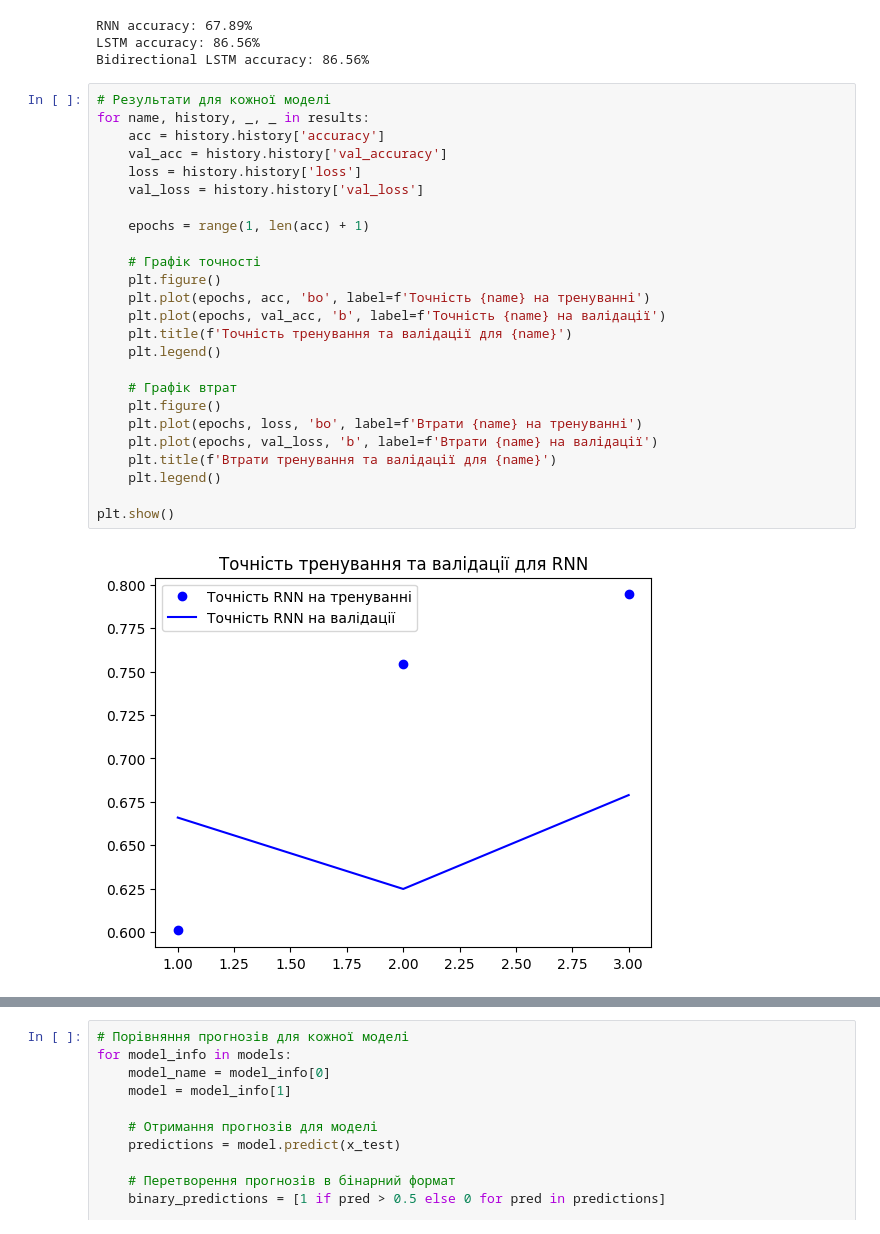
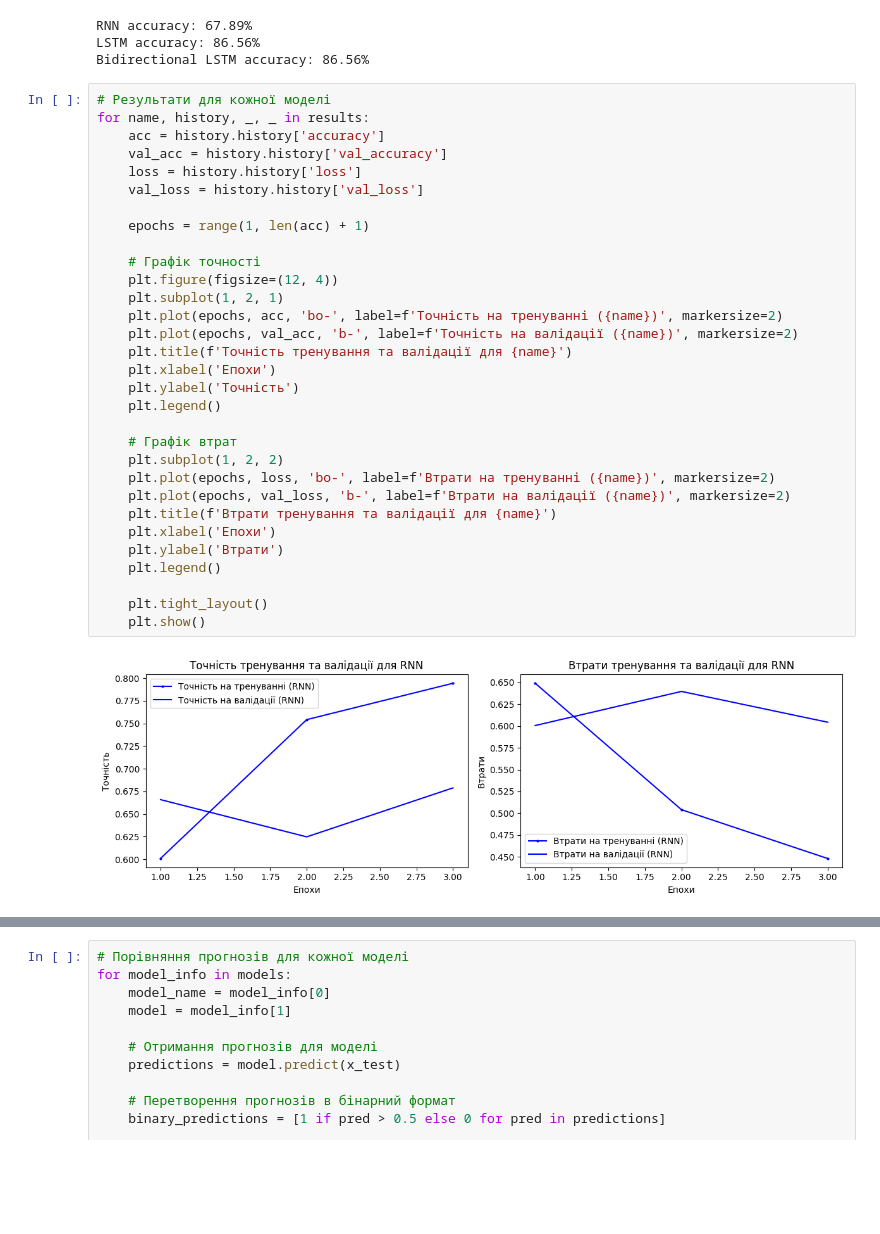
Before and after one commit to iPhenomenom/HM11-DataSience, a Jupyter notebook: HW11.ipynb, the cells around one changed output, grey strips where cells are left out. Cells and saved outputs as stored; diff of their text form; blank space fills up the shorter version.

```diff
--- a/HW11.ipynb
+++ b/HW11.ipynb
@@ -77,27 +77,33 @@ Bidirectional LSTM accuracy: 86.56%
 # %%
 # Результати для кожної моделі
 for name, history, _, _ in results:
     acc = history.history['accuracy']
     val_acc = history.history['val_accuracy']
     loss = history.history['loss']
     val_loss = history.history['val_loss']
 
     epochs = range(1, len(acc) + 1)
 
     # Графік точності
-    plt.figure()
-    plt.plot(epochs, acc, 'bo', label=f'Точність {name} на тренуванні')
-    plt.plot(epochs, val_acc, 'b', label=f'Точність {name} на валідації')
+    plt.figure(figsize=(12, 4))
+    plt.subplot(1, 2, 1)
+    plt.plot(epochs, acc, 'bo-', label=f'Точність на тренуванні ({name})', markersize=2)
+    plt.plot(epochs, val_acc, 'b-', label=f'Точність на валідації ({name})', markersize=2)
     plt.title(f'Точність тренування та валідації для {name}')
+    plt.xlabel('Епохи')
+    plt.ylabel('Точність')
     plt.legend()
 
     # Графік втрат
-    plt.figure()
-    plt.plot(epochs, loss, 'bo', label=f'Втрати {name} на тренуванні')
-    plt.plot(epochs, val_loss, 'b', label=f'Втрати {name} на валідації')
+    plt.subplot(1, 2, 2)
+    plt.plot(epochs, loss, 'bo-', label=f'Втрати на тренуванні ({name})', markersize=2)
+    plt.plot(epochs, val_loss, 'b-', label=f'Втрати на валідації ({name})', markersize=2)
     plt.title(f'Втрати тренування та валідації для {name}')
+    plt.xlabel('Епохи')
+    plt.ylabel('Втрати')
     plt.legend()
 
-plt.show()
+    plt.tight_layout()
+    plt.show()
 # %% [output]
-[figure, old version]
+[figure, new version]
```
Also changed, not shown: parts of 1 cell of this notebook.
